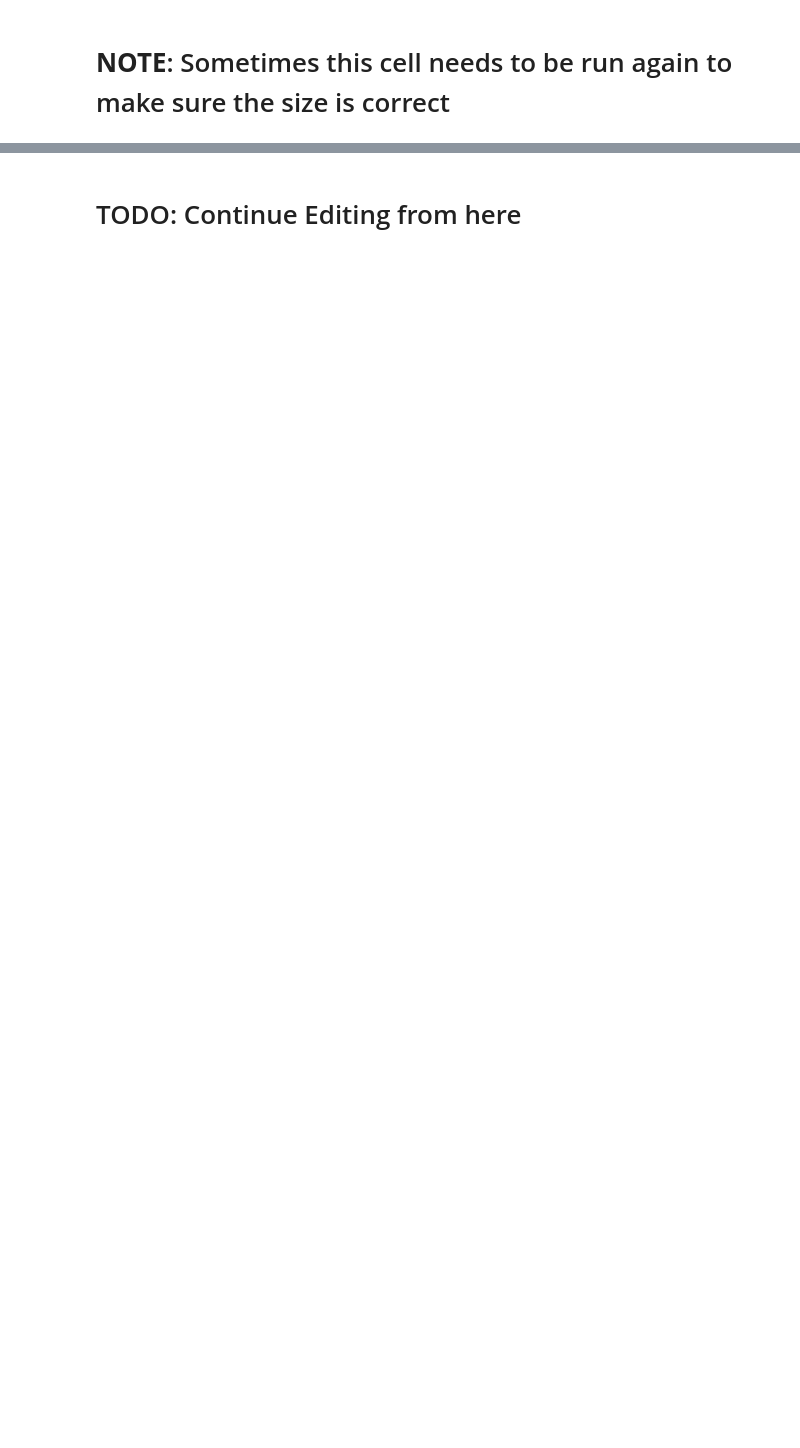
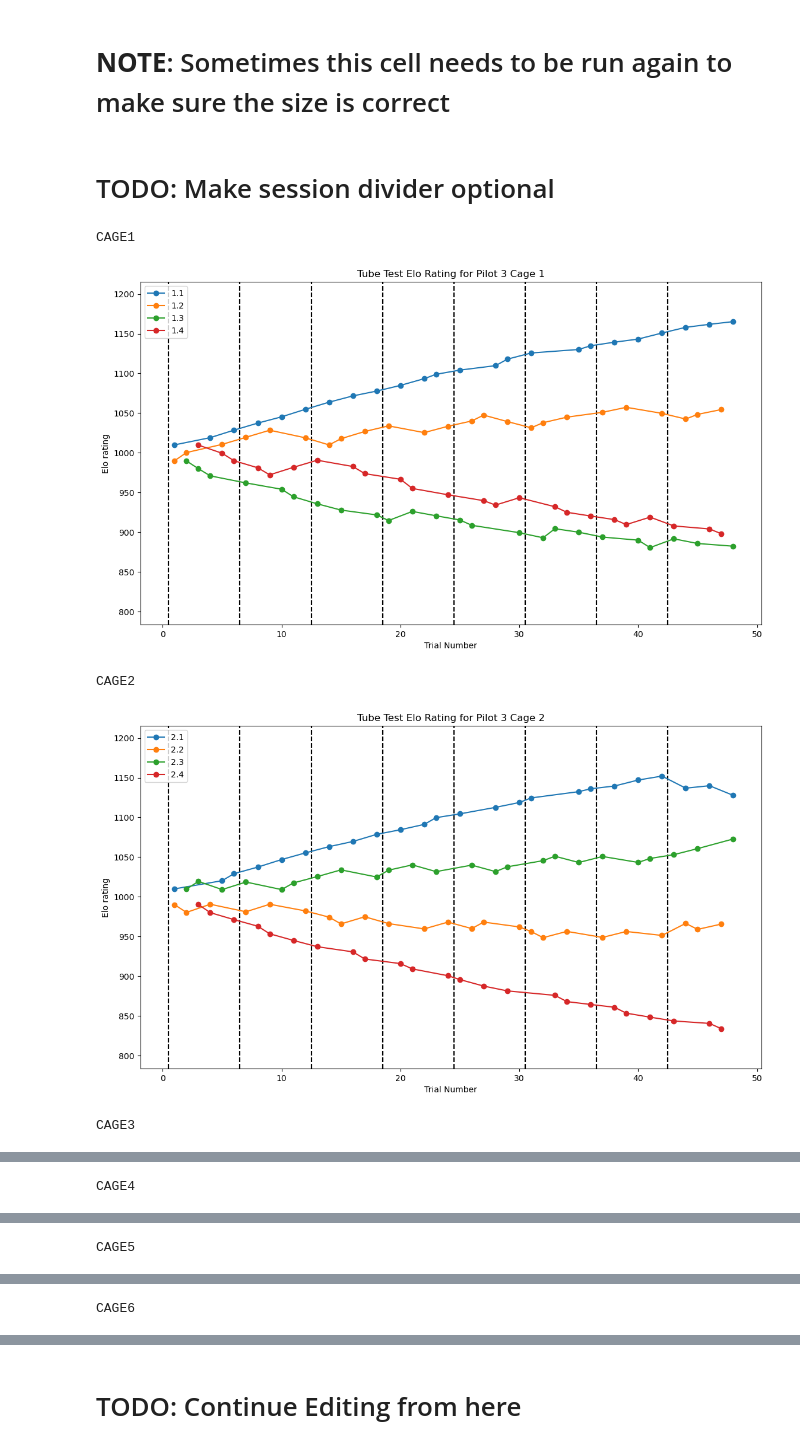
Before and after one commit to padillacoreanolab/social_competiton_elo_rating, a Jupyter notebook: jupyter_notebooks/tube_test_processing.ipynb, the cells around one changed output, grey strips where cells are left out. Cells and saved outputs as stored; diff of their text form; code cells hidden in the pictures; blank space fills up the shorter version.

Commit message:
refactor: edit plot cell to make cage and date optional

```diff
--- a/jupyter_notebooks/tube_test_processing.ipynb
+++ b/jupyter_notebooks/tube_test_processing.ipynb
@@ -1160,8 +1158,11 @@ plt.rcParams["figure.figsize"] = (13.5,7.5)
+# %% [markdown]
+# TODO: Make session divider optional
 # %%
 # Getting the highest and lowest Elo rating for cutoffs of the Y-axis
 max_elo_rating = all_sheet_elo_scord_dataframe_combined["updated_elo_rating"].max()
 min_elo_rating = all_sheet_elo_scord_dataframe_combined["updated_elo_rating"].min()
 
+plt.rcParams["figure.figsize"] = (13.5,7.5)
 # Making a plot for each sheet
 for key, value in sheet_name_to_everything.items():
     # Setting the size of the figure
@@ -1171,34 +1172,46 @@ for key, value in sheet_name_to_everything.items():
     # Using a new figure template for each sheet
     fig, ax = plt.subplots()
 
     # Drawing vertical lines that represent when each session begins
     # Based on when a row has a different session than the previous row
     for index, row in elo_rating_dataframe[elo_rating_dataframe['session_number_difference'] != 0.0].iterrows():
         # Offsetting by 0.5 to avoid drawing the line on the dot
         # Drawing the lines a little above the max and a little below the minimum
         plt.vlines(x=[row["total_match_number"] - 0.5], ymin=min_elo_rating-50, ymax=max_elo_rating+50, colors='black', linestyle='dashed')
 
     # Drawing a line for each subject
     for subject in sorted(elo_rating_dataframe["subject_id"].unique()):
         # Getting all the rows with the current subject
         subject_dataframe = elo_rating_dataframe[elo_rating_dataframe["subject_id"] == subject]
         # Making the current match number the X-Axis
         plt.plot(subject_dataframe["total_match_number"], subject_dataframe["updated_elo_rating"], '-o', label=subject)
 
     # Labeling the X/Y Axis and the title
     ax.set_xlabel("Trial Number")
     ax.set_ylabel("Elo rating")
     # Formattnig Cohort and Experiment Name so that it's more readable with spacing and capitalization
-    ax.set_title("{} Elo rating for {}: {}".format(" ".join(cohort_name.split("_")).capitalize(), string.capwords(" ".join(protocol_name.split("_"))), key))
+    formatted_cohort_name = " ".join(cohort_name.split("_")).capitalize()
+    formatted_protocol_name = string.capwords(" ".join(protocol_name.split("_")))
+    formatted_cage_name = " ".join((re.match(r"([a-z]+)([0-9]+)", key, re.I).groups())).capitalize()
+    ax.set_title("{} Elo Rating for {} {}".format(formatted_protocol_name, formatted_cohort_name, formatted_cage_name))
 
     # To show the legend
     ax.legend(loc="upper left")
     # Setting the values of the Y-axis
     plt.ylim(min_elo_rating-50, max_elo_rating+50)
     # Saving the plot
-    file_name = "{}_{}_elo_rating_{}_date_{}_{}.png".format(cohort_name, prefix_name, key, earliest_date, latest_date)
+    file_name_parts_separated = [prefix_name, cohort_name, key, earliest_date, latest_date]
+    file_name_parts_combined = "_".join([part for part in file_name_parts_separated if part])
+
+    file_name_full = "elo_rating_{}.png".format(file_name_parts_combined)
     # Removing all the spaces and replacing them with underscores
-    file_name = "_".join(file_name.split(" "))
-    plt.savefig(os.path.join(plot_output_directory, file_name))
+    file_name_full = "_".join(file_name_full.split(" "))
+    plt.savefig(os.path.join(plot_output_directory, file_name_full))
     # Showing the plots
     plt.show()
+# %% [output]
+CAGE1
+[figure, added]
+CAGE2
+[figure, added]
+CAGE3
@@ -1204,0 +1219 @@ for key, value in sheet_name_to_everything.items():
+CAGE4
@@ -1204,0 +1221 @@ for key, value in sheet_name_to_everything.items():
+CAGE5
@@ -1204,0 +1223 @@ for key, value in sheet_name_to_everything.items():
+CAGE6
```
Also changed, not shown: parts of 8 cells of this notebook, 8 other files.
